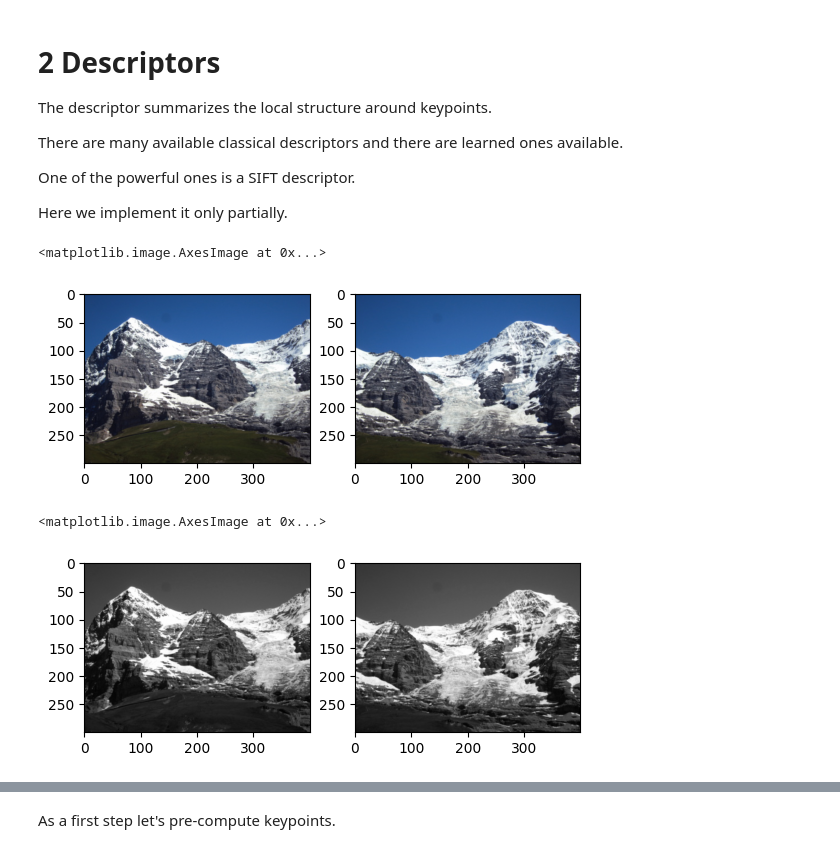
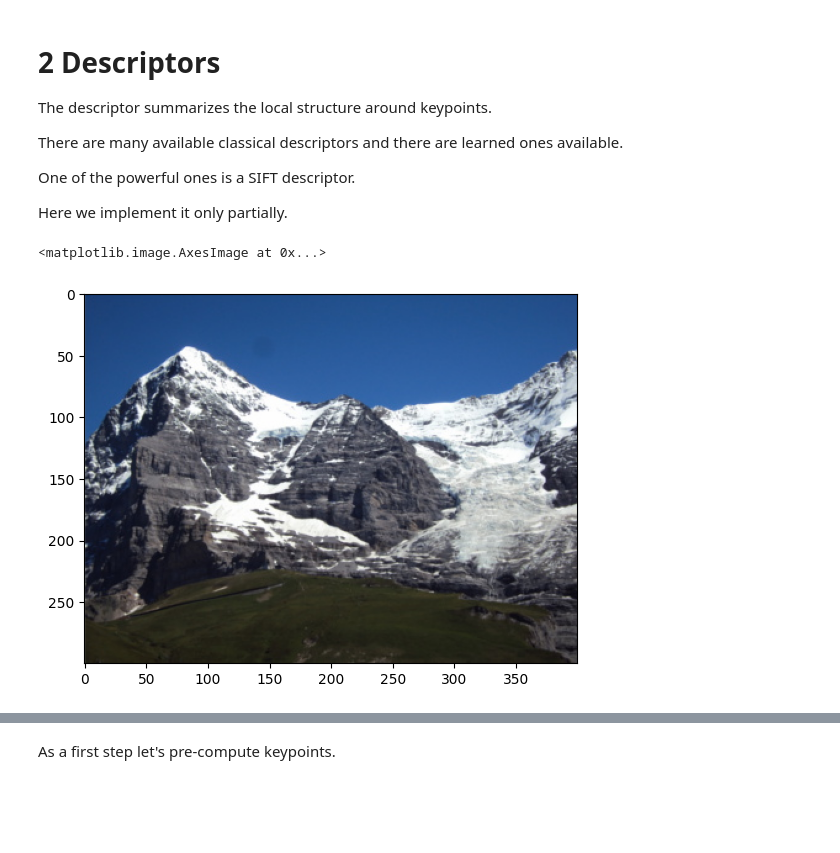
Before and after one commit to Logrus/learning-photogrammetric-computer-vision, a Jupyter notebook: 01_descriptors.ipynb, the cells around one changed output, grey strips where cells are left out. Cells and saved outputs as stored; diff of their text form; code cells hidden in the pictures; blank space fills up the shorter version.

```diff
--- a/01_descriptors.ipynb
+++ b/01_descriptors.ipynb
@@ -13,17 +13,14 @@ import numpy as np
 import matplotlib.pyplot as plt
 from PIL import Image
 
-# Load two images
-
-image_1_color = np.asarray(Image.open('data/mountain_1.jpg'), dtype=np.float32) / 255.
-image_2_color = np.asarray(Image.open('data/mountain_2.jpg'), dtype=np.float32) / 255.
+# Load an images
+image_color = np.asarray(Image.open('data/mountain_1.jpg'), dtype=np.float32) / 255.
-# %%
-f, ax = plt.subplots(1,2)
-ax[0].imshow(image_1_color)
-ax[1].imshow(image_2_color)
-# %% [output]
-<matplotlib.image.AxesImage at 0x...>
-[figure, removed]
+# %%
+plt.figure()
+plt.imshow(image_color)
+# %% [output]
+<matplotlib.image.AxesImage at 0x...>
+[figure, added]
 # %%
 # Here we have two colored images, but as before, algorithms work on grayscale images.
 # We can convert the images to grayscale using the formula:
@@ -37,7 +32,0 @@ image_2 = rgb2gray(image_2_color)
-# %%
-f, ax = plt.subplots(1,2)
-ax[0].imshow(image_1, cmap='gray')
-ax[1].imshow(image_2, cmap='gray')
-# %% [output]
-<matplotlib.image.AxesImage at 0x...>
-[figure, removed]
```
Also changed, not shown: parts of 5 cells of this notebook, 1 other file.
